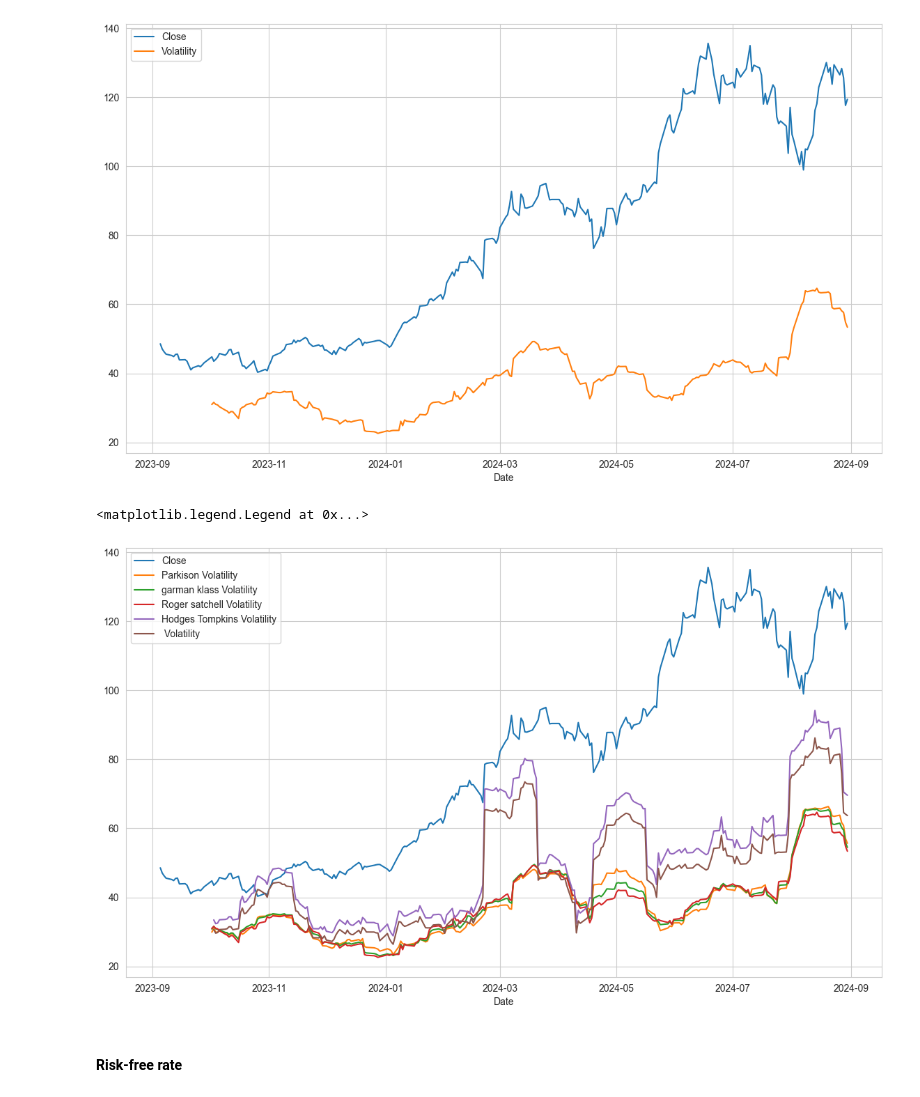
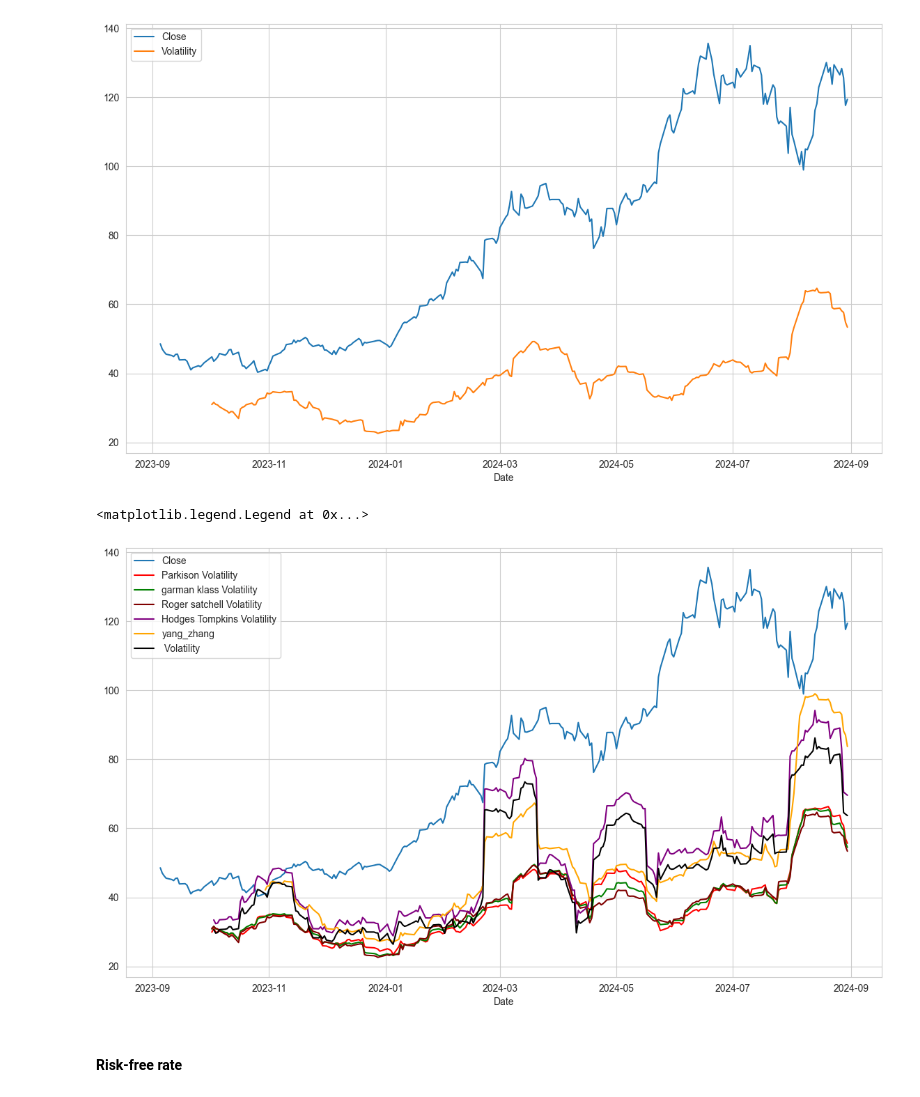
Before and after one commit to shaliniscode/option-pricing, a Jupyter notebook: Black_scholes_model.ipynb, the cells around one changed output. Cells and saved outputs as stored; diff of their text form; code cells hidden in the pictures.

```diff
--- a/Black_scholes_model.ipynb
+++ b/Black_scholes_model.ipynb
@@ -365,16 +367,17 @@ plt.legend(loc=2)
 # %%
 plt.figure(figsize=(14,8))
 plt.plot(df_returns.index, df_returns['Close'], label="Close")
-plt.plot( parkison_vol(df)*100, label='Parkison Volatility')
-plt.plot( garman_klass(df)*100, label='garman klass Volatility')
-plt.plot( rogers_satchell(df)*100, label='Roger satchell Volatility')
-plt.plot( hodges_tompkins(df)*100, label='Hodges Tompkins Volatility')
-plt.plot( std_dev(df)*100, label=' Volatility')
+plt.plot( parkison_vol(df)*100, color = 'red',label='Parkison Volatility')
+plt.plot( garman_klass(df)*100, color = 'green', label='garman klass Volatility')
+plt.plot( rogers_satchell(df)*100, color = 'maroon', label='Roger satchell Volatility')
+plt.plot( hodges_tompkins(df)*100,  color = 'purple',label='Hodges Tompkins Volatility')
+plt.plot( yang_zhang(df)*100,  color = 'orange',label='yang_zhang')
+plt.plot( std_dev(df)*100, color = 'black', label=' Volatility')
 plt.xlabel('Date')
 plt.legend(loc=2)
 # %% [output]
 <matplotlib.legend.Legend at 0x...>
-[figure, old version]
+[figure, new version]
 # %% [markdown]
 #### Risk-free rate
 # %%
```
Also changed, not shown: parts of 3 cells of this notebook, 1 other file.
